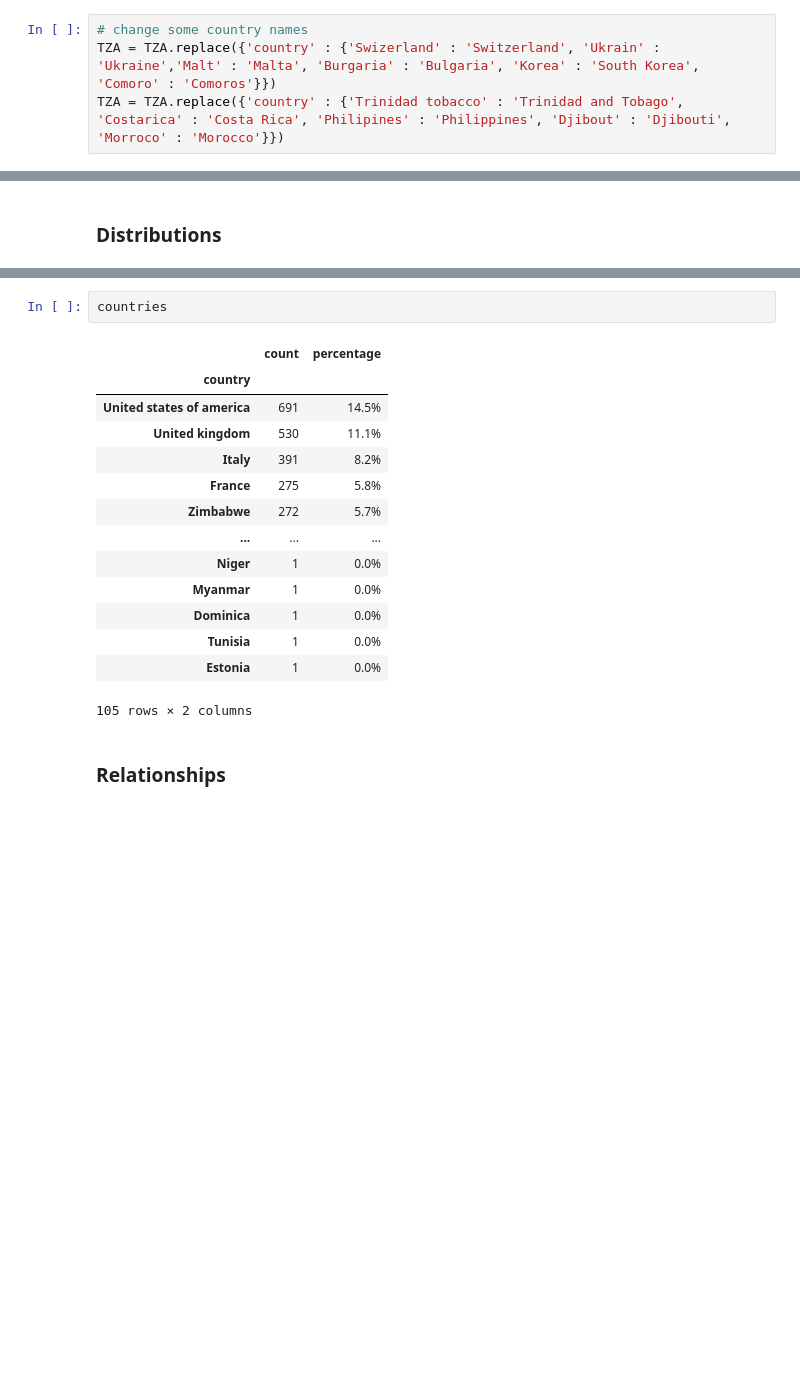
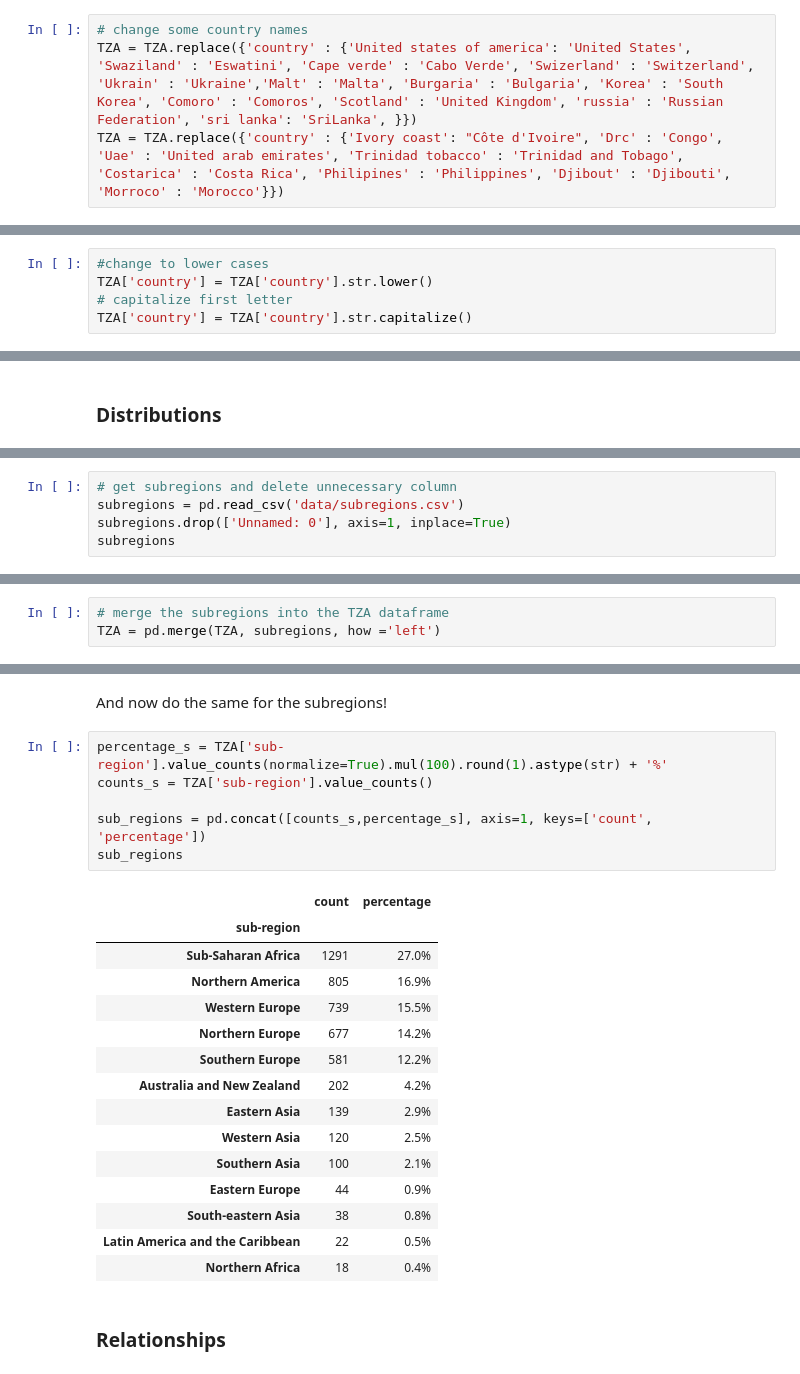
Before and after one commit to scheinmensch/Tanzania_Tourism_Prediction, a Jupyter notebook: EDA.ipynb, the cells around one changed output, grey strips where cells are left out. Drawn from its saved outputs; the diff is of its cells as text; blank space fills up the shorter version.

Commit message:
merged subregions into df

```diff
--- a/EDA.ipynb
+++ b/EDA.ipynb
@@ -392,5 +391,5 @@ TZA['country'] = TZA['country'].str.lower()
 TZA['country'] = TZA['country'].str.capitalize()
 # %%
 # change some country names
-TZA = TZA.replace({'country' : {'Swizerland' : 'Switzerland', 'Ukrain' : 'Ukraine','Malt' : 'Malta', 'Burgaria' : 'Bulgaria', 'Korea' : 'South Korea', 'Comoro' : 'Comoros'}})
-TZA = TZA.replace({'country' : {'Trinidad tobacco' : 'Trinidad and Tobago', 'Costarica' : 'Costa Rica', 'Philipines' : 'Philippines', 'Djibout' : 'Djibouti', 'Morroco' : 'Morocco'}})
+TZA = TZA.replace({'country' : {'United states of america': 'United States', 'Swaziland' : 'Eswatini', 'Cape verde' : 'Cabo Verde', 'Swizerland' : 'Switzerland', 'Ukrain' : 'Ukraine','Malt' : 'Malta', 'Burgaria' : 'Bulgaria', 'Korea' : 'South Korea', 'Comoro' : 'Comoros', 'Scotland' : 'United Kingdom', 'russia' : 'Russian Federation', 'sri lanka': 'SriLanka', }})
+TZA = TZA.replace({'country' : {'Ivory coast': "Côte d'Ivoire", 'Drc' : 'Congo', 'Uae' : 'United arab emirates', 'Trinidad tobacco' : 'Trinidad and Tobago', 'Costarica' : 'Costa Rica', 'Philipines' : 'Philippines', 'Djibout' : 'Djibouti', 'Morroco' : 'Morocco'}})
@@ -397,3 +398,8 @@ TZA = TZA.replace({'country' : {'Trinidad tobacco' : 'Trinidad and Tobago', 'Cos
+# %%
+#change to lower cases
+TZA['country'] = TZA['country'].str.lower()
+# capitalize first letter
+TZA['country'] = TZA['country'].str.capitalize()
 # %% [markdown]
 Before I start with the EDA I come up with some...
 
@@ -427,0 +436,5 @@ Let's start with the countries. We have tourists from 105 different countries in
+# %%
+# get subregions and delete unnecessary column
+subregions = pd.read_csv('data/subregions.csv')
+subregions.drop(['Unnamed: 0'], axis=1, inplace=True)
+subregions
@@ -427,0 +455,3 @@ Let's start with the countries. We have tourists from 105 different countries in
+# %%
+# merge the subregions into the TZA dataframe
+TZA = pd.merge(TZA, subregions, how ='left')
@@ -433,20 +481,27 @@ countries = pd.concat([counts,percentage], axis=1, keys=['count', 'percentage'])
+# %% [markdown]
+And now do the same for the subregions!
 # %%
-countries
+percentage_s = TZA['sub-region'].value_counts(normalize=True).mul(100).round(1).astype(str) + '%'
+counts_s = TZA['sub-region'].value_counts()
+
+sub_regions = pd.concat([counts_s,percentage_s], axis=1, keys=['count', 'percentage'])
+sub_regions
 # %% [output]
 |  | count | percentage |
-| country |  |  |
-| United states of america | 691 | 14.5% |
-| United kingdom | 530 | 11.1% |
-| Italy | 391 | 8.2% |
-| France | 275 | 5.8% |
-| Zimbabwe | 272 | 5.7% |
-| ... | ... | ... |
-| Niger | 1 | 0.0% |
-| Myanmar | 1 | 0.0% |
-| Dominica | 1 | 0.0% |
-| Tunisia | 1 | 0.0% |
-| Estonia | 1 | 0.0% |
+| sub-region |  |  |
+| Sub-Saharan Africa | 1291 | 27.0% |
+| Northern America | 805 | 16.9% |
+| Western Europe | 739 | 15.5% |
+| Northern Europe | 677 | 14.2% |
+| Southern Europe | 581 | 12.2% |
+| Australia and New Zealand | 202 | 4.2% |
+| Eastern Asia | 139 | 2.9% |
+| Western Asia | 120 | 2.5% |
+| Southern Asia | 100 | 2.1% |
+| Eastern Europe | 44 | 0.9% |
+| South-eastern Asia | 38 | 0.8% |
+| Latin America and the Caribbean | 22 | 0.5% |
+| Northern Africa | 18 | 0.4% |
-105 rows × 2 columns
 # %% [markdown]
 ### Relationships
 # %%
```
Also changed, not shown: parts of 8 cells of this notebook.
